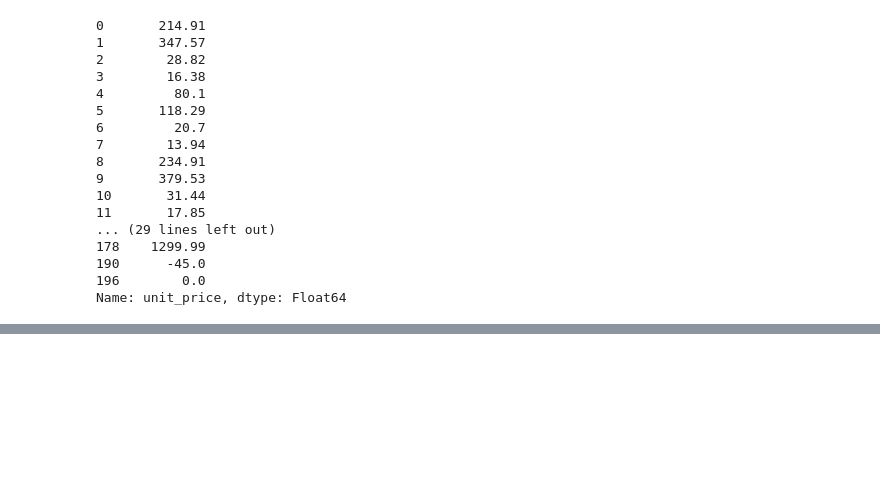
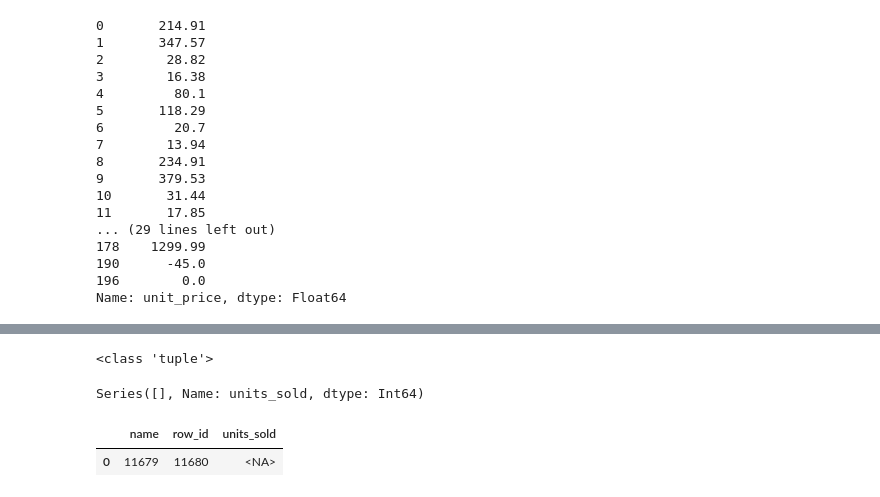
Before and after one commit to serhanoztas/Data_Science_New_Era, a Jupyter notebook: Lesson12-ETLStart.ipynb, the cells around one changed output, grey strips where cells are left out. Cells and saved outputs as stored; diff of their text form; code cells hidden in the pictures; blank space fills up the shorter version.

```diff
--- a/Lesson12-ETLStart.ipynb
+++ b/Lesson12-ETLStart.ipynb
@@ -426,0 +451,21 @@ Name: unit_price, dtype: Float64
+# %%
+negative_values = df_messy_sales_orders['units_sold'].loc[df_messy_sales_orders['units_sold']<0]
+negative_values
+print(type((tuple(negative_values))))
+
+replace_values = {
+    'Unknown': pd.NA,
+    '': pd.NA,
+    'N/A': pd.NA,
+}
+
+df_messy_sales_orders['units_sold'] = df_messy_sales_orders['units_sold'].replace(replace_values)
+df_messy_sales_orders.loc[df_messy_sales_orders['units_sold'] < 0, 'units_sold'] #= pd.NA
+# %% [output]
+<class 'tuple'>
+Series([], Name: units_sold, dtype: Int64)
+# %%
+df_messy_sales_orders.loc[df_messy_sales_orders['row_id']=='11680', ['row_id', 'units_sold']].reset_index(names='name')
+# %% [output]
+|  | name | row_id | units_sold |
+| 0 | 11679 | 11680 | <NA> |
```
Also changed, not shown: parts of 8 cells of this notebook.
